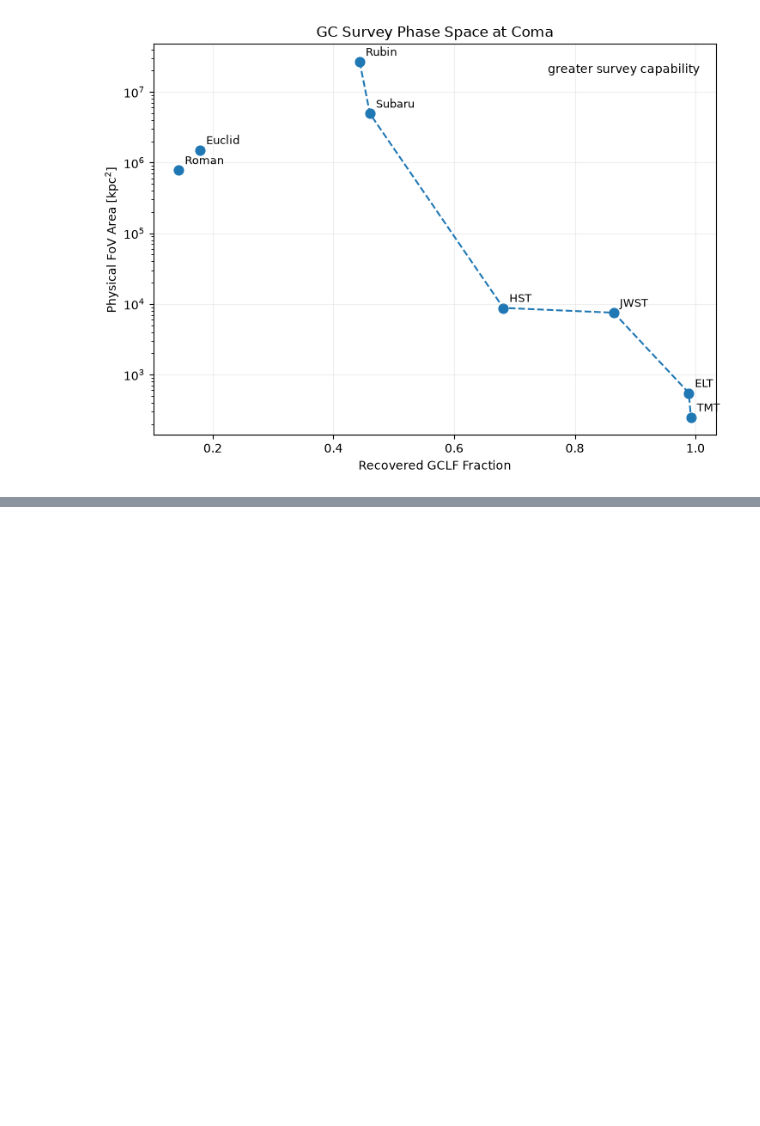
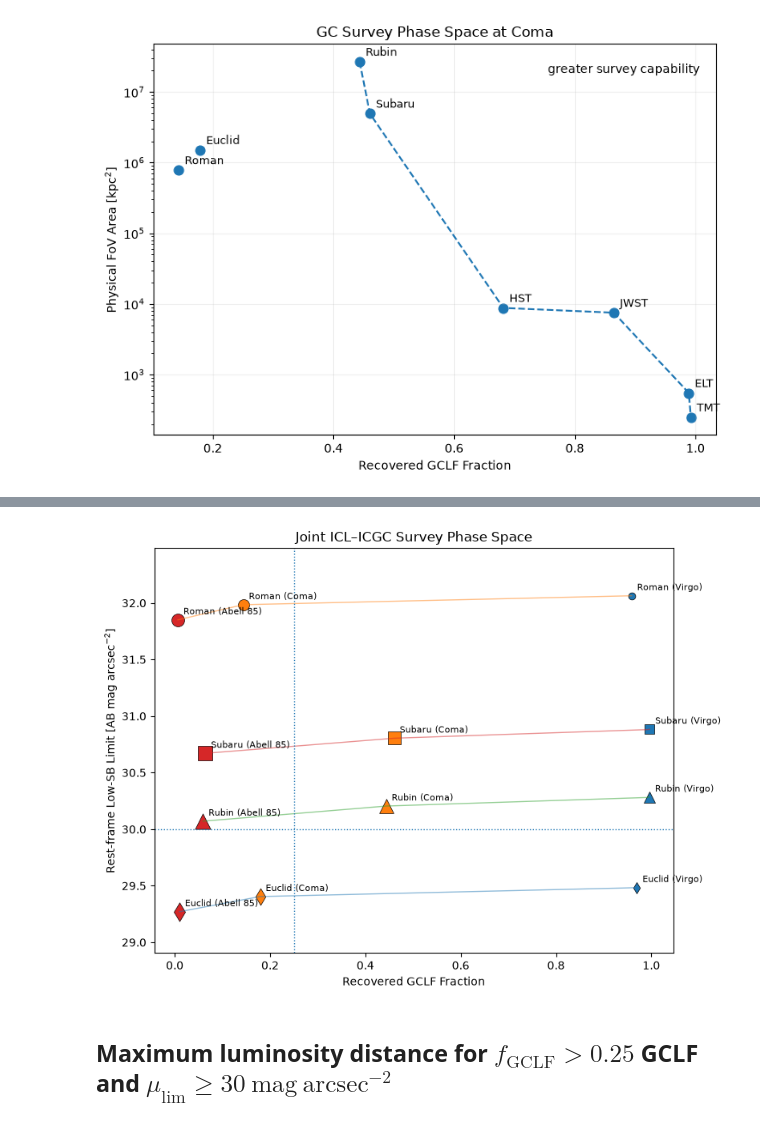
Before and after one commit to Pommers/gc-survey-telescopes, a Jupyter notebook: notebooks/02_gclf_reach.ipynb, the cells around one changed output, grey strips where cells are left out. Saved outputs shown, nothing was run; the diff lists cells and outputs as text; code cells hidden in the pictures; blank space fills up the shorter version.

```diff
--- a/notebooks/02_gclf_reach.ipynb
+++ b/notebooks/02_gclf_reach.ipynb
@@ -1571,0 +1673,79 @@ plt.show()
+# %%
+cluster_colors = {
+    "Virgo": "tab:blue",
+    "Fornax": "tab:green",
+    "Coma": "tab:orange",
+    "Abell 85": "tab:red",
+}
+
+facility_markers = {
+    "Roman": "o",
+    "Subaru": "s",
+    "Rubin": "^",
+    "Euclid": "d"
+}
+
+fig, ax = plt.subplots(figsize=(8, 6))
+# print(joint)
+
+for facility in joint["facility"].unique():
+    sub = joint[joint["facility"] == facility].copy()
+
+    # print(sub['cluster'])
+    # if sub['cluster'].iloc[0]=='Fornax':
+    #     print(sub)
+    # sort by distance if you want connected tracks
+    sub = sub.sort_values("D_L_mpc")
+
+    # optional connecting line
+    ax.plot(
+        sub["gc_fraction"],
+        sub["mu_lim_rest"],
+        lw=1,
+        alpha=0.5
+    )
+
+    for _, row in sub.iterrows():
+        if row['cluster']=='Fornax':
+            continue
+
+        size = 40 + 40 * (
+            np.log10(row["fov_area_kpc2"]) -
+            np.log10(joint["fov_area_kpc2"].min())
+        )
+
+        ax.scatter(
+            row["gc_fraction"],
+            row["mu_lim_rest"],
+            s=size,
+            color=cluster_colors[row["cluster"]],
+            marker=facility_markers[row["facility"]],
+            edgecolor="k",
+            linewidth=0.5
+        )
+
+        ax.annotate(
+            f"{row['facility']} ({row['cluster']})",
+            (row["gc_fraction"], row["mu_lim_rest"]),
+            xytext=(5, 5),
+            textcoords="offset points",
+            fontsize=8
+        )
+
+ax.set_xlabel("Recovered GCLF Fraction")
+ax.set_ylabel(r"Rest-frame Low-SB Limit [AB mag arcsec$^{-2}$]")
+ax.set_title("Joint ICL–ICGC Survey Phase Space")
+
+ax.axvline(0.25, ls=":", lw=1)
+ax.axhline(30.0, ls=":", lw=1)
+ax.set_ylim(
+    coma_joint["mu_lim_rest"].min() - 0.5,
+    coma_joint["mu_lim_rest"].max() + 0.5
+)
+
+plt.tight_layout()
+plt.show()
+# %% [output]
+[figure, added]
+# %% [markdown]
+## Maximum luminosity distance for $f_\mathrm{GCLF}>0.25$ GCLF and $\mu_\mathrm{lim}\geq30\ \mathrm{mag\ arcsec}^{-2}$
```
Also changed, not shown: parts of 13 cells of this notebook.
